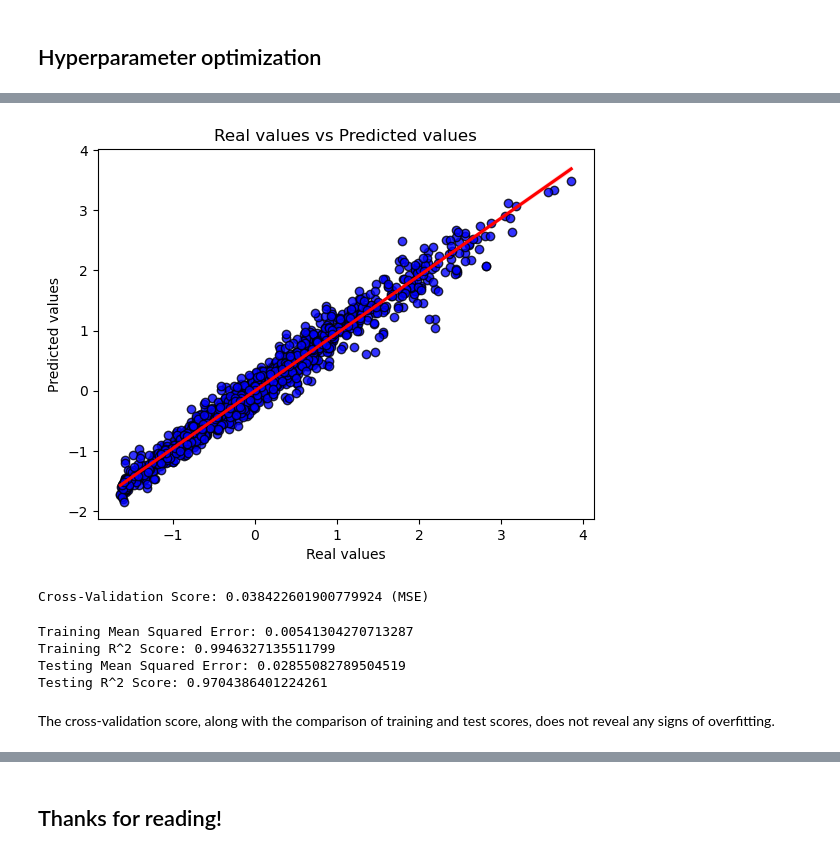
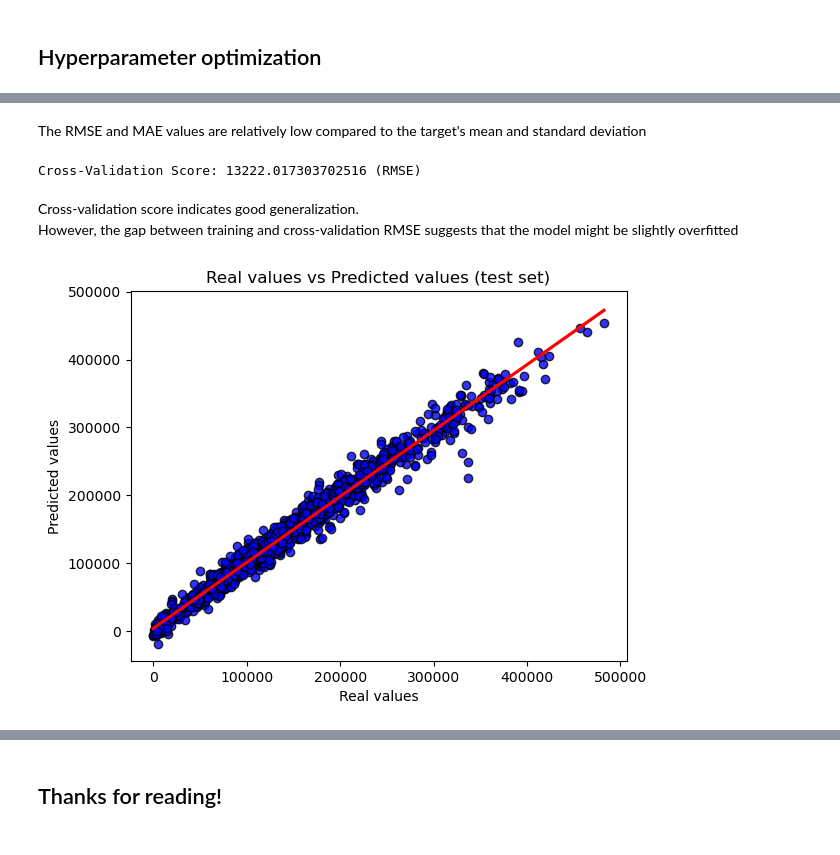
Before and after one commit to andrii-zapukhlyi/inpost_forecasting, a Jupyter notebook: inpost_forecasting.ipynb, the cells around one changed output, grey strips where cells are left out. Saved outputs shown, nothing was run; the diff lists cells and outputs as text; code cells hidden in the pictures.

Commit message:
improved model performance

```diff
--- a/inpost_forecasting.ipynb
+++ b/inpost_forecasting.ipynb
@@ -274,6 +297,7 @@ df.describe()
 | std | 87918.250569 | NaN | 7.740076e+03 | 0.780531 | 0.786080 | 3.314388 | 3.314405 | 8.795459 | 2.000128 | ... |
 8 rows × 42 columns
 # %%
-scaler = StandardScaler()
-df[num] = scaler.fit_transform(df[num])
+scaler = MinMaxScaler()
+X_train[num] = scaler.fit_transform(X_train[num])
+X_test[num] = scaler.transform(X_test[num])
 # %% [markdown]
@@ -284,2 +305,5 @@ df = pd.concat([df[num], encoded_data], axis=1)
+# %%
+X_train = pd.concat([X_train[num], pd.get_dummies(X_train[categ])], axis=1)
+X_test = pd.concat([X_test[num], pd.get_dummies(X_test[categ])], axis=1)
 # %% [markdown]
 Also, I encoded category variables to build predictive models
@@ -292,3 +309,0 @@ df.columns = df.columns.str.replace('[', '', regex=False) \
-# %%
-X_train, X_test, y_train, y_test = train_test_split(df.drop(["Volume"], axis=1), df.Volume, test_size=0.2, random_state=0)
-print(X_train.shape, X_test.shape)
@@ -391,18 +405,28 @@ import warnings
 warnings.filterwarnings('ignore', module='joblib')
 
 params = {
-    'n_estimators': [200, 300, 400],
-    'learning_rate': [0.03, 0.1, 0.3, 1],
-    'max_depth':  [5, 7, 10]
+    'n_estimators': [400, 500],
+    'learning_rate': [0.3, 0.5],
+    'max_depth':  [7, 8],
+    'reg_lambda': [500, 1000],
+    'reg_alpha': [500, 1000]
 }
 
+mod_xgb = xgb.XGBRegressor()
 #mod_xgb = xgb.XGBRegressor(tree_method='gpu_hist', predictor='gpu_predictor')
 
-gs = GridSearchCV(estimator=mod_xgb, param_grid=params, scoring='neg_mean_squared_error', cv=3, n_jobs=-1)
+gs = GridSearchCV(estimator=mod_xgb, param_grid=params, scoring='neg_mean_squared_error', cv=5, n_jobs=-1)
 gs.fit(X_train, y_train)
-print(f"Best parameters: {gs.best_params_}, Best cross-validation score: {-gs.best_score_}")
+print(f"Best parameters: {gs.best_params_} \nBest cross-validation score: {np.sqrt(-gs.best_score_)} (RMSE)")
 
 best_xgb_model = gs.best_estimator_
 pred_best_xgb = best_xgb_model.predict(X_test)
-print(f"R^2: {r2_score(y_test, pred_best_xgb)}, MSE: {mean_squared_error(y_test, pred_best_xgb)}, MAE: {mean_absolute_error(y_test, pred_best_xgb)}")
+y_train_pred = best_xgb_model.predict(X_train)
+
+print("-"*50)
+print("Test scores")
+print(f"R^2: {r2_score(y_test, pred_best_xgb)}, RMSE: {np.sqrt(mean_squared_error(y_test, pred_best_xgb))}, MAE: {mean_absolute_error(y_test, pred_best_xgb)}")
+print("-"*50)
+print("Training scores")
+print(f"R^2: {r2_score(y_train, y_train_pred)}, RMSE: {np.sqrt(mean_squared_error(y_train, y_train_pred))}, MAE: {mean_absolute_error(y_train, y_train_pred)}")
 # %% [output]
@@ -413,36 +455,21 @@ After hyperparameter tuning, the optimized predictive model achieved exceptional
+# %% [markdown]
+The RMSE and MAE values are relatively low compared to the target's mean and standard deviation
+# %%
+cv_scores = cross_val_score(best_xgb_model, X_train, y_train, cv=5, scoring = 'neg_mean_squared_error')
+print(f"Cross-Validation Score: {np.sqrt(-cv_scores.mean())} (RMSE)")
+# %% [output]
+Cross-Validation Score: 13222.017303702516 (RMSE)
+# %% [markdown]
+Cross-validation score indicates good generalization. <br>
+However, the gap between training and cross-validation RMSE suggests that the model might be slightly overfitted
 # %%
 sns.regplot(x = y_test, y=pred_best_xgb, scatter_kws={'color': 'blue', 'edgecolor': 'k'}, line_kws={'color': 'red', 'linestyle': 'solid'})
 plt.xlabel("Real values")
 plt.ylabel("Predicted values")
-plt.title("Real values vs Predicted values")
+plt.title("Real values vs Predicted values (test set)")
 plt.show()
 # %% [output]
-[figure, old version]
+[figure, new version]
-# %%
-cv_scores = cross_val_score(best_xgb_model, X_train, y_train, cv=3, scoring='neg_mean_squared_error')
-print(f"Cross-Validation Score: {-cv_scores.mean()} (MSE)")
-# %% [output]
-Cross-Validation Score: 0.038422601900779924 (MSE)
-# %%
-y_train_pred = best_xgb_model.predict(X_train)
-y_test_pred = best_xgb_model.predict(X_test)
-
-train_mse = mean_squared_error(y_train, y_train_pred)
-train_r2 = r2_score(y_train, y_train_pred)
-test_mse = mean_squared_error(y_test, y_test_pred)
-test_r2 = r2_score(y_test, y_test_pred)
-
-print(f"Training Mean Squared Error: {train_mse}")
-print(f"Training R^2 Score: {train_r2}")
-print(f"Testing Mean Squared Error: {test_mse}")
-print(f"Testing R^2 Score: {test_r2}")
-# %% [output]
-Training Mean Squared Error: 0.00541304270713287
-Training R^2 Score: 0.9946327135511799
-Testing Mean Squared Error: 0.02855082789504519
-Testing R^2 Score: 0.9704386401224261
-# %% [markdown]
-The cross-validation score, along with the comparison of training and test scores, does not reveal any signs of overfitting.
 # %% [markdown]
 ## Conclusion
 
```
Also changed, not shown: parts of 48 cells of this notebook.
